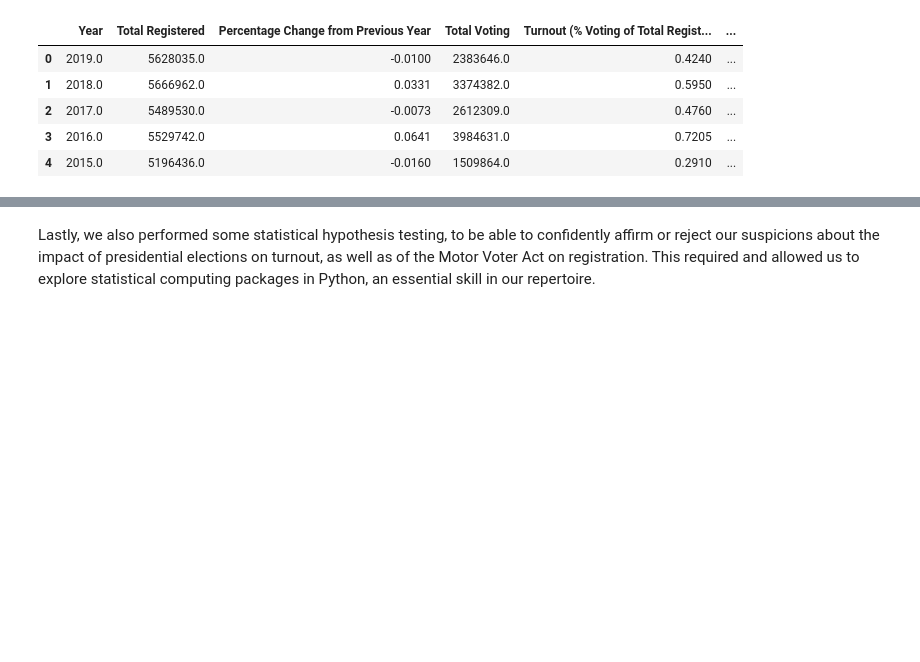
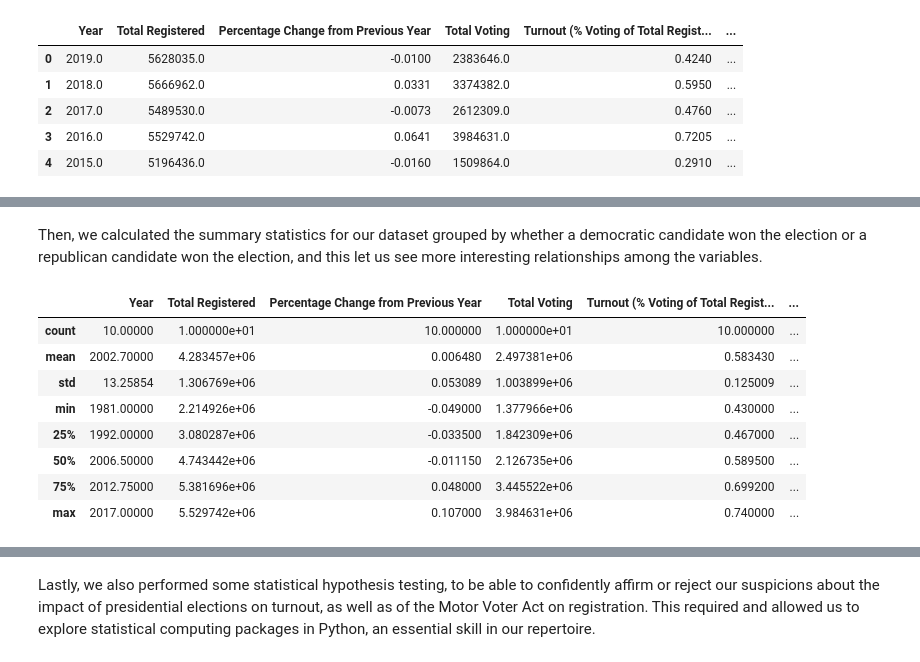
Before and after one commit to hannahfrederickcpsc/CS-5010-PROJECT-PYTHON, a Jupyter notebook: Report.ipynb, the cells around one changed output, grey strips where cells are left out. Saved outputs shown, nothing was run; the diff lists cells and outputs as text; code cells hidden in the pictures; blank space fills up the shorter version.

```diff
--- a/Report.ipynb
+++ b/Report.ipynb
@@ -94,0 +112,17 @@ df_merge_col.head()
+# %% [markdown]
+Then, we calculated the summary statistics for our dataset grouped by whether a democratic candidate won the election or a republican candidate won the election, and this let us see more interesting relationships among the variables.
+# %%
+#make a dataframe of elections where a democrat won virginia
+democratic_data = voting_data.loc[voting_data['Party'] == 'Democratic']
+#find the summary statistics for this dataframe of democratic elections
+democratic_stats = democratic_data.describe()
+# %% [output]
+|  | Year | Total Registered | Percentage Change from Previous Year | Total Voting | Turnout (% Voting of Total Regist... | ... |
+| count | 10.00000 | 1.000000e+01 | 10.000000 | 1.000000e+01 | 10.000000 | ... |
+| mean | 2002.70000 | 4.283457e+06 | 0.006480 | 2.497381e+06 | 0.583430 | ... |
+| std | 13.25854 | 1.306769e+06 | 0.053089 | 1.003899e+06 | 0.125009 | ... |
+| min | 1981.00000 | 2.214926e+06 | -0.049000 | 1.377966e+06 | 0.430000 | ... |
+| 25% | 1992.00000 | 3.080287e+06 | -0.033500 | 1.842309e+06 | 0.467000 | ... |
+| 50% | 2006.50000 | 4.743442e+06 | -0.011150 | 2.126735e+06 | 0.589500 | ... |
+| 75% | 2012.75000 | 5.381696e+06 | 0.048000 | 3.445522e+06 | 0.699200 | ... |
+| max | 2017.00000 | 5.529742e+06 | 0.107000 | 3.984631e+06 | 0.740000 | ... |
```
Also changed, not shown: parts of 55 cells of this notebook.
